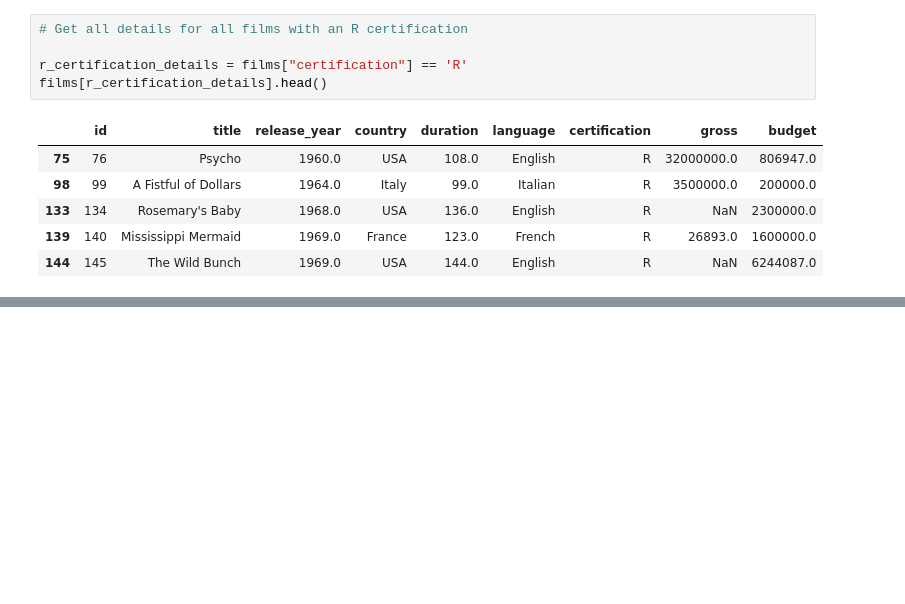
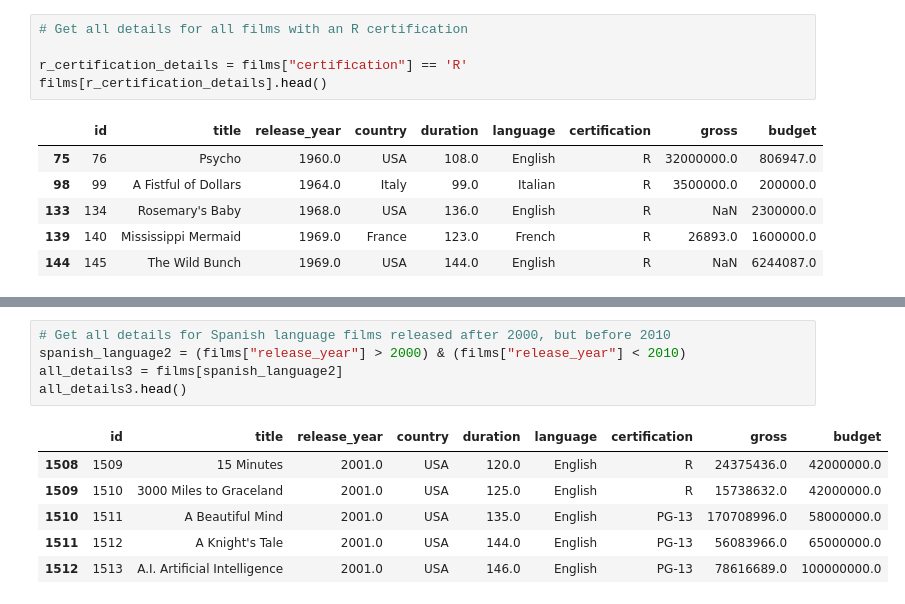
Before and after one commit to ishtiakrongon/Learning-Python, a Jupyter notebook: Basic Data Exploration with Pandas.ipynb, the cells around one changed output, grey strips where cells are left out. Cells and saved outputs as stored; diff of their text form; blank space fills up the shorter version.

```diff
--- a/Basic Data Exploration with Pandas.ipynb
+++ b/Basic Data Exploration with Pandas.ipynb
@@ -234,0 +259,12 @@ films[r_certification_details].head()
+# %%
+# Get all details for Spanish language films released after 2000, but before 2010
+spanish_language2 = (films["release_year"] > 2000) & (films["release_year"] < 2010)
+all_details3 = films[spanish_language2]
+all_details3.head()
+# %% [output]
+|  | id | title | release_year | country | duration | language | certification | gross | budget |
+| 1508 | 1509 | 15 Minutes | 2001.0 | USA | 120.0 | English | R | 24375436.0 | 42000000.0 |
+| 1509 | 1510 | 3000 Miles to Graceland | 2001.0 | USA | 125.0 | English | R | 15738632.0 | 42000000.0 |
+| 1510 | 1511 | A Beautiful Mind | 2001.0 | USA | 135.0 | English | PG-13 | 170708996.0 | 58000000.0 |
+| 1511 | 1512 | A Knight's Tale | 2001.0 | USA | 144.0 | English | PG-13 | 56083966.0 | 65000000.0 |
+| 1512 | 1513 | A.I. Artificial Intelligence | 2001.0 | USA | 146.0 | English | PG-13 | 78616689.0 | 100000000.0 |
```
Also changed, not shown: parts of 5 cells of this notebook.
